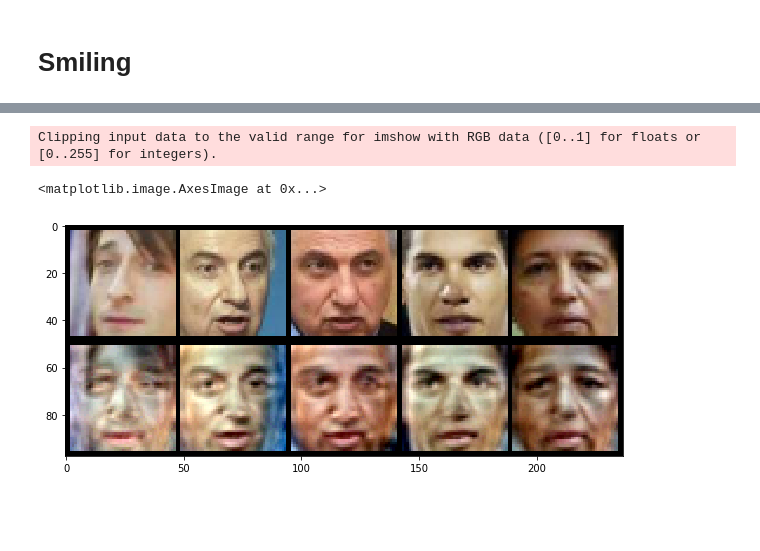
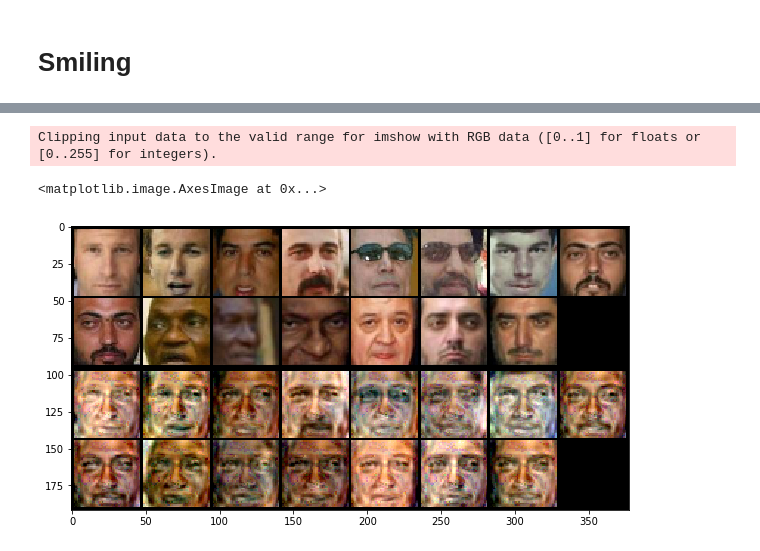
Before and after one commit to Sontref/PyTorch-autoencoders, a Jupyter notebook: Task1_VanillaAE.ipynb, the cells around one changed output, grey strips where cells are left out. Saved outputs shown, nothing was run; the diff lists cells and outputs as text; code cells hidden in the pictures; blank space fills up the shorter version.

```diff
--- a/Task1_VanillaAE.ipynb
+++ b/Task1_VanillaAE.ipynb
@@ -68,7 +68,7 @@ sad_faces = []
 for x in dataset:
     if x[1]['Smiling'] >= 2 and len(happy_faces) < 15:
         happy_faces.append(x[0])
-    elif x[1]['Smiling'] <= -1.5 and len(sad_faces) < 15:
+    elif x[1]['Smiling'] <= 0 and len(sad_faces) < 15:
         sad_faces.append(x[0])
 
     if len(happy_faces) >= 15 and len(sad_faces) >= 15:
@@ -83,12 +83,12 @@ smile_vector = torch.abs(happy_vector.mean(0) - sad_vector.mean(0))
 # %%
 not_sad_faces = model.decoder(sad_vector + smile_vector)
 # %%
-sad_grid = torchvision.utils.make_grid(sad_faces[-5:]).detach().cpu()
-not_sad_grid = torchvision.utils.make_grid(not_sad_faces[-5:]).detach().cpu()
+sad_grid = torchvision.utils.make_grid(sad_faces[:]).detach().cpu()
+not_sad_grid = torchvision.utils.make_grid(not_sad_faces[:]).detach().cpu()
 plt.figure(figsize=(10,10))
 grid = torch.cat((sad_grid, not_sad_grid), 1)
 plt.imshow(grid.permute(1, 2, 0))
 # %% [output]
 Clipping input data to the valid range for imshow with RGB data ([0..1] for floats or [0..255] for integers).
 <matplotlib.image.AxesImage at 0x...>
-[figure, old version]
+[figure, new version]
```
Also changed, not shown: parts of 3 cells of this notebook, 2 other files.
